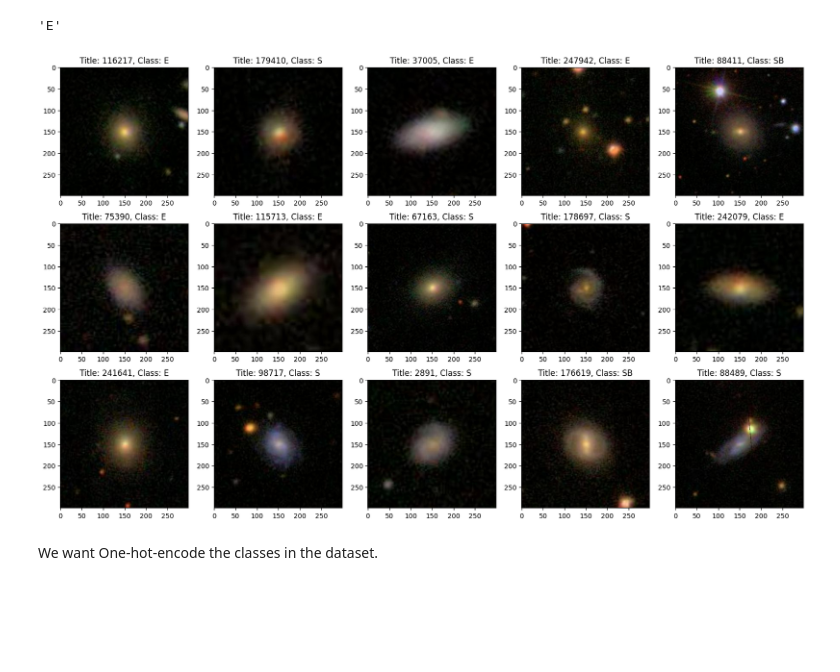
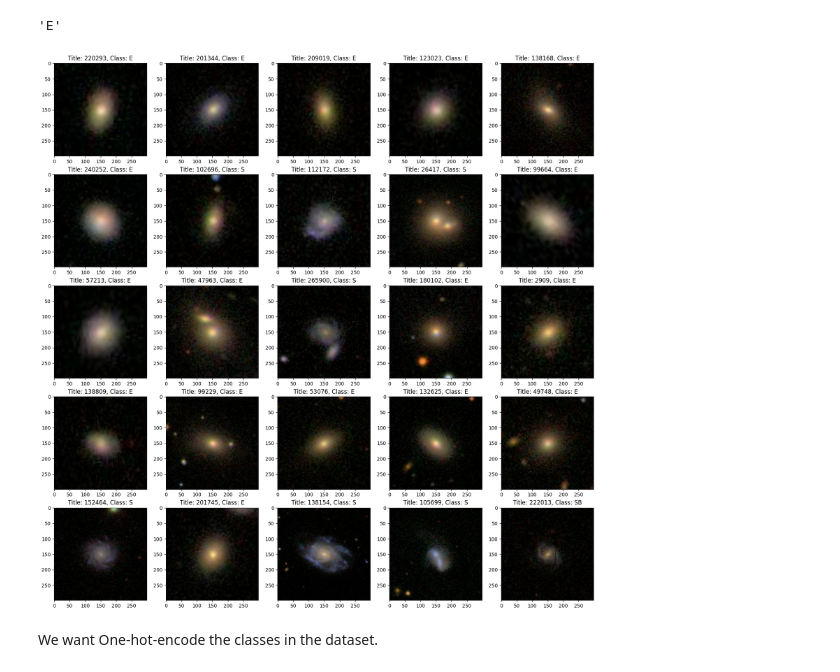
Before and after one commit to fourdozen/astronomical-objects-classification, a Jupyter notebook: galaxy_classification.ipynb, the cells around one changed output. Drawn from its saved outputs; the diff is of its cells as text; code cells hidden in the pictures; blank space fills up the shorter version.

```diff
--- a/galaxy_classification.ipynb
+++ b/galaxy_classification.ipynb
@@ -169,9 +163,9 @@ def display_random_galaxies(df, seed, n=10):
         ax.set_title(f"Title: {row[0]}, Class: {row[2]}")
     plt.show()
 # %%
-display_random_galaxies(df, 6, 15)
+display_random_galaxies(df, 6, 25)
 # %% [output]
-[figure, old version]
+[figure, new version]
 # %% [markdown]
 We want One-hot-encode the classes in the dataset.
 # %%
```
Also changed, not shown: parts of 27 cells of this notebook.
